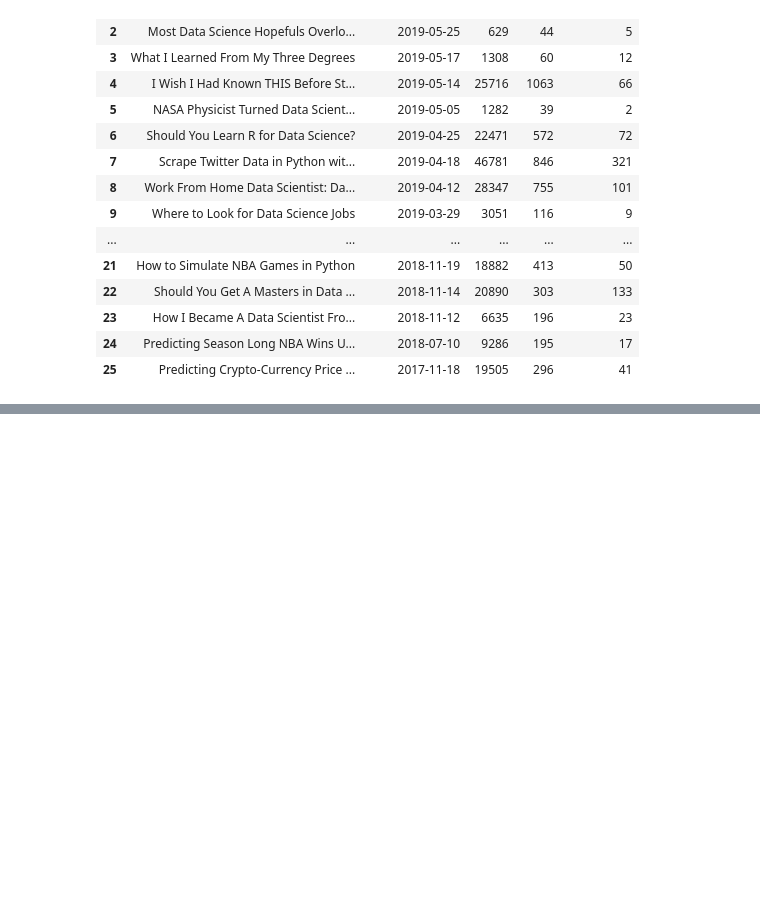
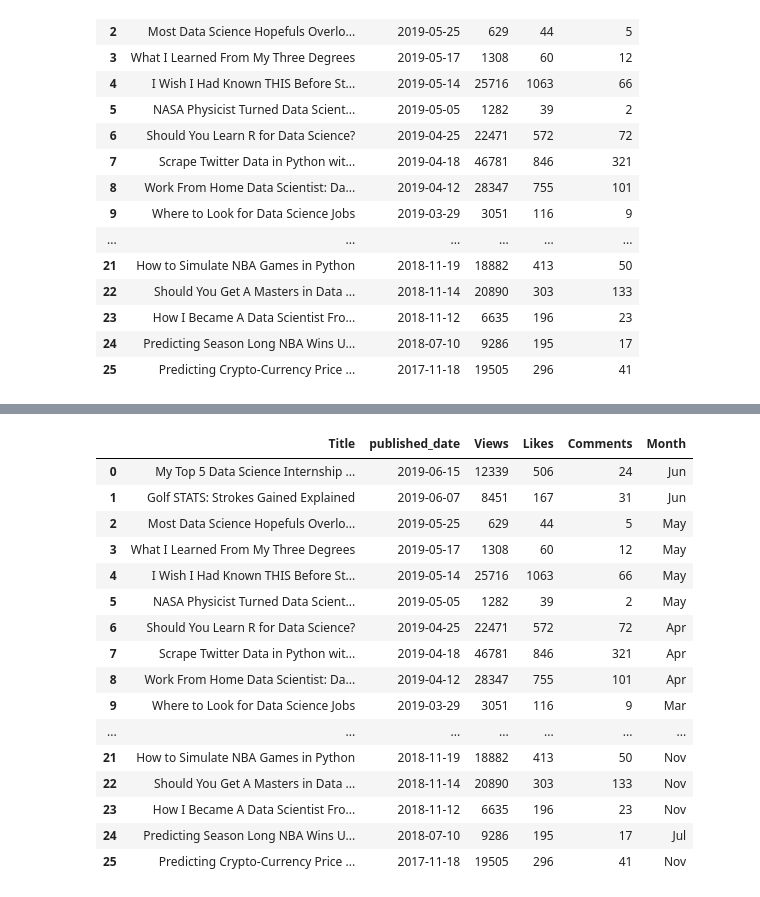
Before and after one commit to firdoush01/Scrape-YouTube-using-YouTube-Data-API-using-Python, a Jupyter notebook: YT_Analysis.ipynb, the cells around one changed output, grey strips where cells are left out. Saved outputs shown, nothing was run; the diff lists cells and outputs as text; code cells hidden in the pictures; blank space fills up the shorter version.

```diff
--- a/YT_Analysis.ipynb
+++ b/YT_Analysis.ipynb
@@ -240,0 +268,20 @@ video_data
+# %%
+video_data
+# %% [output]
+|  | Title | published_date | Views | Likes | Comments | Month |
+| 0 | My Top 5 Data Science Internship ... | 2019-06-15 | 12339 | 506 | 24 | Jun |
+| 1 | Golf STATS: Strokes Gained Explained | 2019-06-07 | 8451 | 167 | 31 | Jun |
+| 2 | Most Data Science Hopefuls Overlo... | 2019-05-25 | 629 | 44 | 5 | May |
+| 3 | What I Learned From My Three Degrees | 2019-05-17 | 1308 | 60 | 12 | May |
+| 4 | I Wish I Had Known THIS Before St... | 2019-05-14 | 25716 | 1063 | 66 | May |
+| 5 | NASA Physicist Turned Data Scient... | 2019-05-05 | 1282 | 39 | 2 | May |
+| 6 | Should You Learn R for Data Science? | 2019-04-25 | 22471 | 572 | 72 | Apr |
+| 7 | Scrape Twitter Data in Python wit... | 2019-04-18 | 46781 | 846 | 321 | Apr |
+| 8 | Work From Home Data Scientist: Da... | 2019-04-12 | 28347 | 755 | 101 | Apr |
+| 9 | Where to Look for Data Science Jobs | 2019-03-29 | 3051 | 116 | 9 | Mar |
+| ... | ... | ... | ... | ... | ... | ... |
+| 21 | How to Simulate NBA Games in Python | 2018-11-19 | 18882 | 413 | 50 | Nov |
+| 22 | Should You Get A Masters in Data ... | 2018-11-14 | 20890 | 303 | 133 | Nov |
+| 23 | How I Became A Data Scientist Fro... | 2018-11-12 | 6635 | 196 | 23 | Nov |
+| 24 | Predicting Season Long NBA Wins U... | 2018-07-10 | 9286 | 195 | 17 | Jul |
+| 25 | Predicting Crypto-Currency Price ... | 2017-11-18 | 19505 | 296 | 41 | Nov |
```
Also changed, not shown: parts of 11 cells of this notebook, 1 other file.
